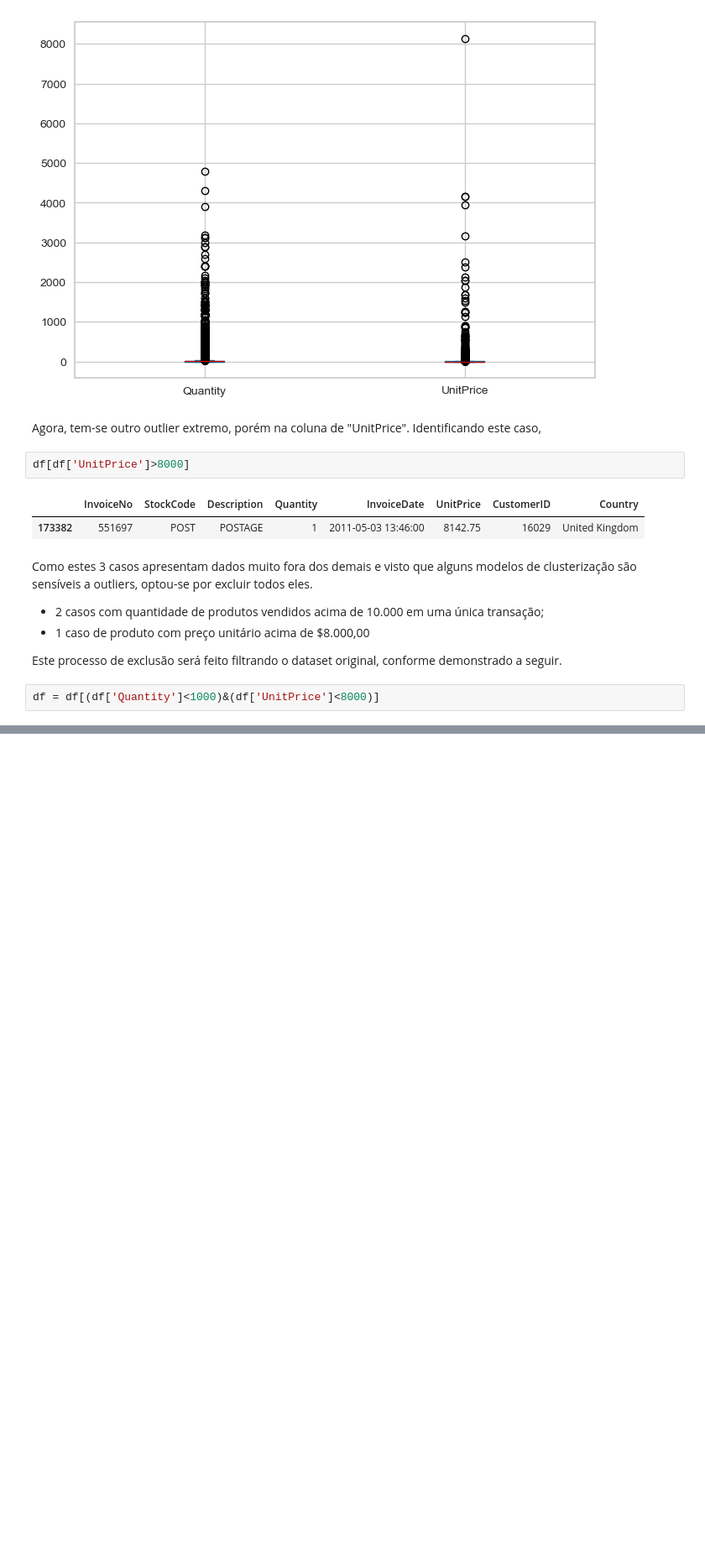
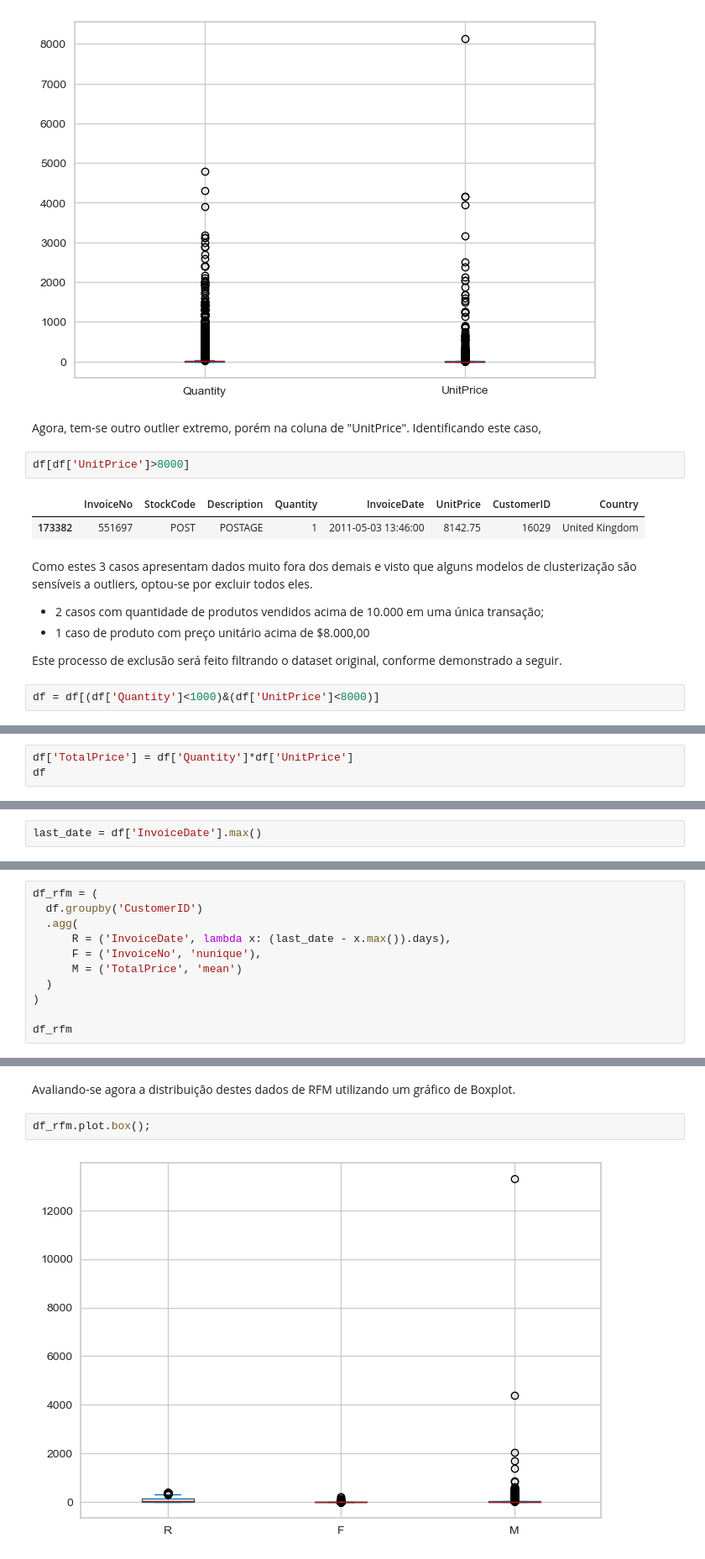
Before and after one commit to rfprates/clustering_rfm_metrics, a Jupyter notebook: clustering_rfm.ipynb, the cells around one changed output, grey strips where cells are left out. Shown: that part at 84% size. Drawn from its saved outputs; the diff is of its cells as text; blank space fills up the shorter version.

```diff
--- a/clustering_rfm.ipynb
+++ b/clustering_rfm.ipynb
@@ -405,0 +410,3 @@ df = df[(df['Quantity']<1000)&(df['UnitPrice']<8000)]
+# %%
+df['TotalPrice'] = df['Quantity']*df['UnitPrice']
+df
@@ -405,0 +439,2 @@ df = df[(df['Quantity']<1000)&(df['UnitPrice']<8000)]
+# %%
+last_date = df['InvoiceDate'].max()
@@ -405,0 +449,11 @@ df = df[(df['Quantity']<1000)&(df['UnitPrice']<8000)]
+# %%
+df_rfm = (
+  df.groupby('CustomerID')
+  .agg(
+      R = ('InvoiceDate', lambda x: (last_date - x.max()).days),
+      F = ('InvoiceNo', 'nunique'),
+      M = ('TotalPrice', 'mean')
+  )
+)
+
+df_rfm
@@ -405,0 +475,6 @@ df = df[(df['Quantity']<1000)&(df['UnitPrice']<8000)]
+# %% [markdown]
+Avaliando-se agora a distribuição destes dados de RFM utilizando um gráfico de Boxplot.
+# %%
+df_rfm.plot.box();
+# %% [output]
+[figure, added]
```
Also changed, not shown: parts of 25 cells of this notebook.
